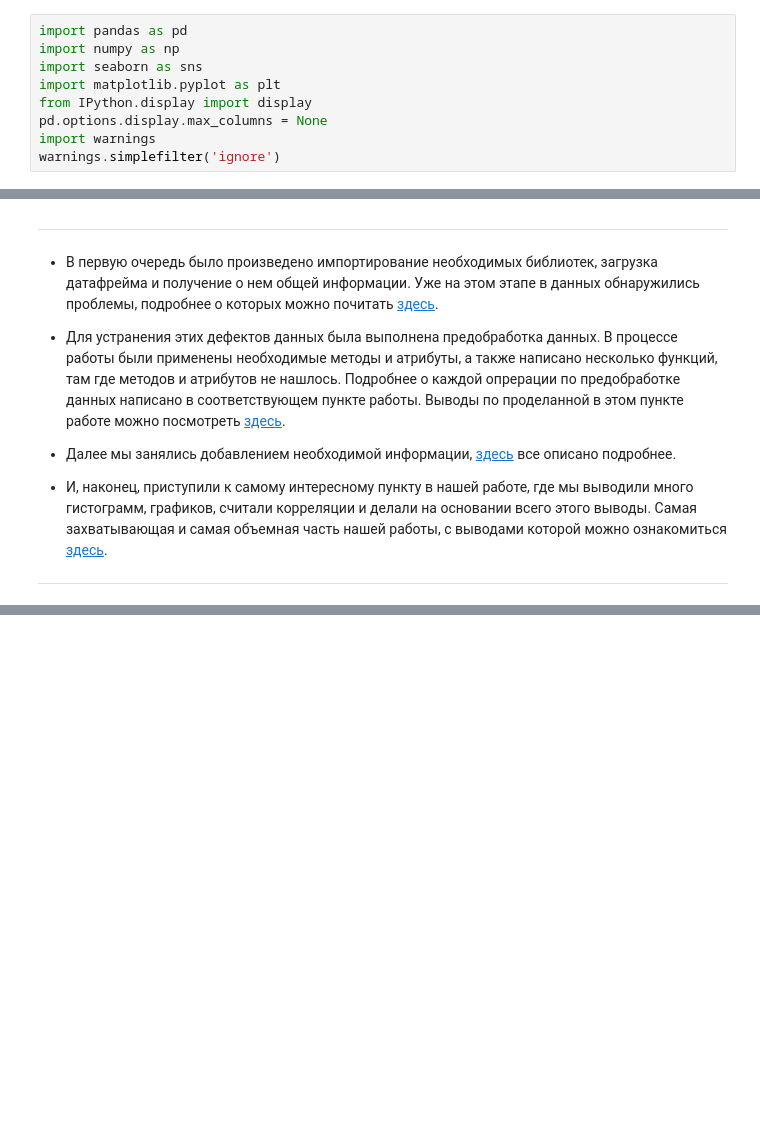
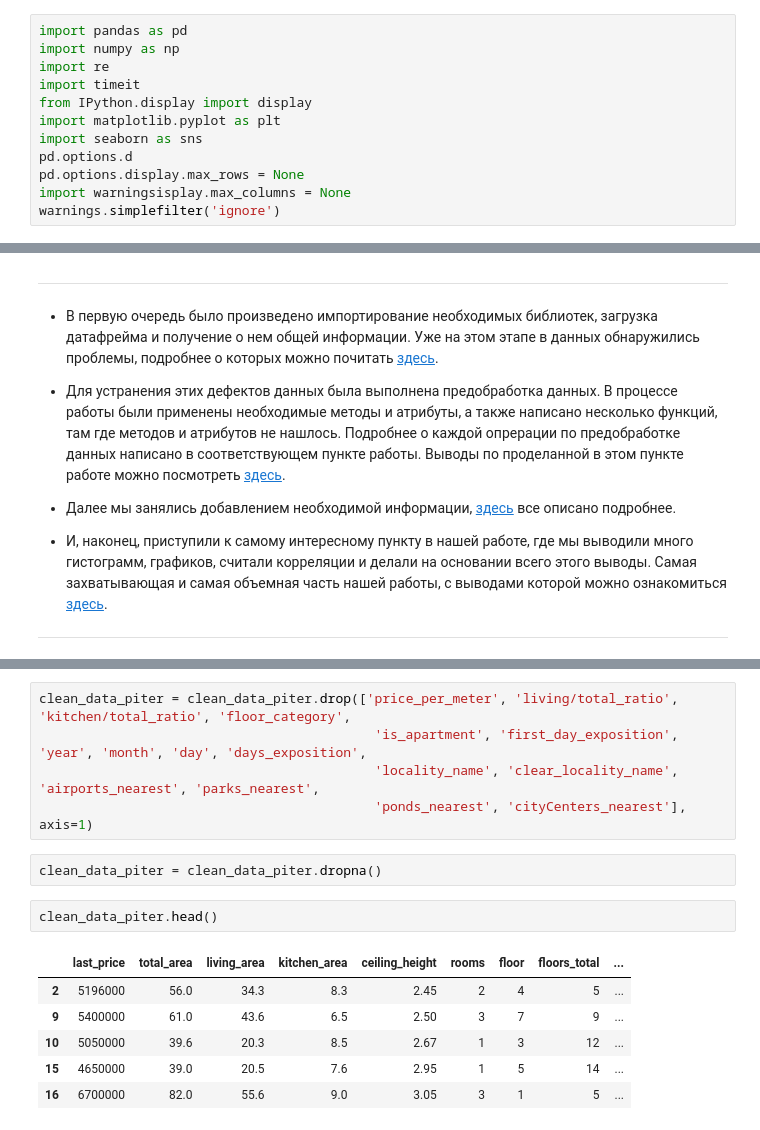
Before and after one commit to Ernest-Ketner/Yandex.Praktikum-projects, a Jupyter notebook: 03-research-of-apartments-for-sale/03-research-of-apartments-for-sale .ipynb, the cells around one changed output, grey strips where cells are left out. Saved outputs shown, nothing was run; the diff lists cells and outputs as text; blank space fills up the shorter version.

```diff
--- a/03-research-of-apartments-for-sale/03-research-of-apartments-for-sale.ipynb
+++ b/03-research-of-apartments-for-sale/03-research-of-apartments-for-sale .ipynb
@@ -59,9 +59,12 @@ ____
 # %%
 import pandas as pd
 import numpy as np
+import re
+import timeit
+from IPython.display import display
+import matplotlib.pyplot as plt
 import seaborn as sns
-import matplotlib.pyplot as plt
-from IPython.display import display
-pd.options.display.max_columns = None
-import warnings
+pd.options.d
+pd.options.display.max_rows = None
+import warningsisplay.max_columns = None
 warnings.simplefilter('ignore')
@@ -1600,0 +1637,16 @@ ___
+# %%
+clean_data_piter = clean_data_piter.drop(['price_per_meter', 'living/total_ratio', 'kitchen/total_ratio', 'floor_category',
+                                           'is_apartment', 'first_day_exposition', 'year', 'month', 'day', 'days_exposition',
+                                           'locality_name', 'clear_locality_name', 'airports_nearest', 'parks_nearest',
+                                           'ponds_nearest', 'cityCenters_nearest'], axis=1)
+# %%
+clean_data_piter = clean_data_piter.dropna()
+# %%
+clean_data_piter.head()
+# %% [output]
+|  | last_price | total_area | living_area | kitchen_area | ceiling_height | rooms | floor | floors_total | ... |
+| 2 | 5196000 | 56.0 | 34.3 | 8.3 | 2.45 | 2 | 4 | 5 | ... |
+| 9 | 5400000 | 61.0 | 43.6 | 6.5 | 2.50 | 3 | 7 | 9 | ... |
+| 10 | 5050000 | 39.6 | 20.3 | 8.5 | 2.67 | 1 | 3 | 12 | ... |
+| 15 | 4650000 | 39.0 | 20.5 | 7.6 | 2.95 | 1 | 5 | 14 | ... |
+| 16 | 6700000 | 82.0 | 55.6 | 9.0 | 3.05 | 3 | 1 | 5 | ... |
```
Also changed, not shown: parts of 37 cells of this notebook.
